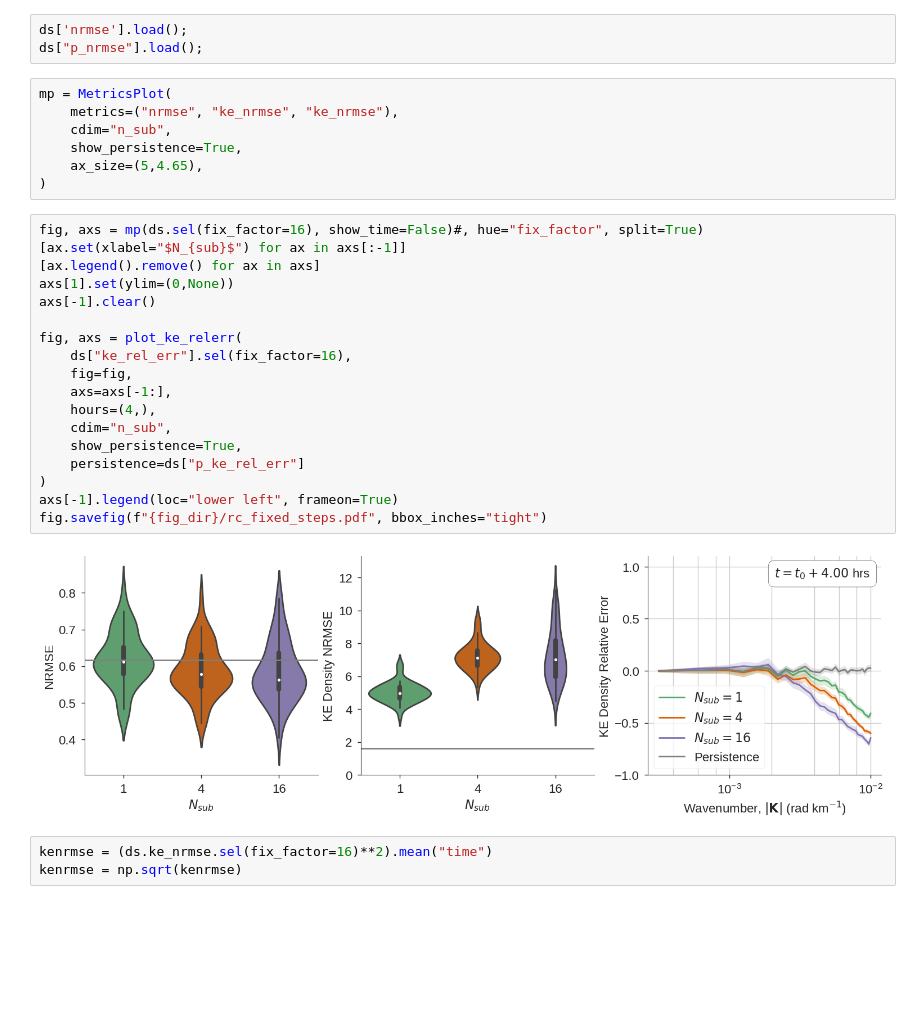
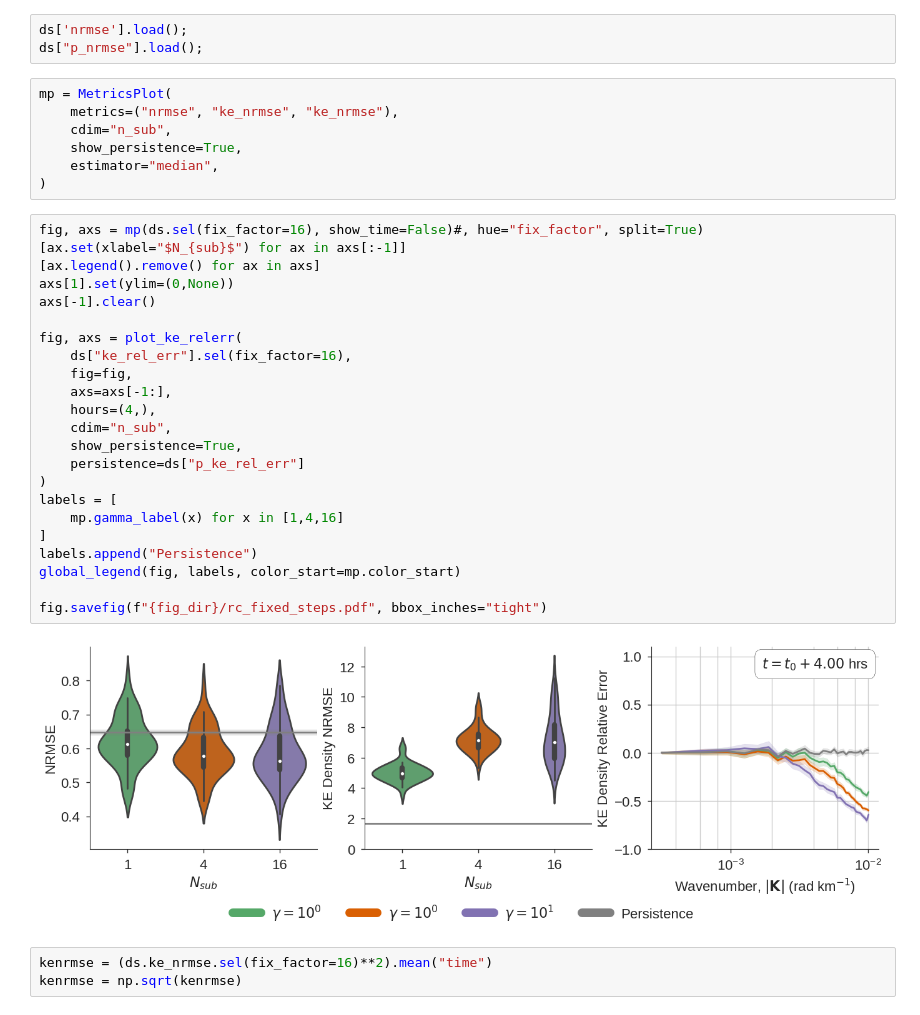
Before and after one commit to timothyas/rc-gfd, a Jupyter notebook: notebooks/plot_esn_fixed_steps.ipynb, the cells around one changed output. Saved outputs shown, nothing was run; the diff lists cells and outputs as text; blank space fills up the shorter version.

Commit message:
updated plots ... should be final details

```diff
--- a/notebooks/plot_esn_fixed_steps.ipynb
+++ b/notebooks/plot_esn_fixed_steps.ipynb
@@ -119,28 +119,33 @@ mp = MetricsPlot(
     metrics=("nrmse", "ke_nrmse", "ke_nrmse"),
     cdim="n_sub",
     show_persistence=True,
-    ax_size=(5,4.65),
+    estimator="median",
 )
 # %%
 fig, axs = mp(ds.sel(fix_factor=16), show_time=False)#, hue="fix_factor", split=True)
 [ax.set(xlabel="$N_{sub}$") for ax in axs[:-1]]
 [ax.legend().remove() for ax in axs]
 axs[1].set(ylim=(0,None))
 axs[-1].clear()
 
 fig, axs = plot_ke_relerr(
     ds["ke_rel_err"].sel(fix_factor=16),
     fig=fig,
     axs=axs[-1:],
     hours=(4,),
     cdim="n_sub",
     show_persistence=True,
     persistence=ds["p_ke_rel_err"]
 )
-axs[-1].legend(loc="lower left", frameon=True)
+labels = [
+    mp.gamma_label(x) for x in [1,4,16]
+]
+labels.append("Persistence")
+global_legend(fig, labels, color_start=mp.color_start)
+
 fig.savefig(f"{fig_dir}/rc_fixed_steps.pdf", bbox_inches="tight")
 # %% [output]
-[figure, old version]
+[figure, new version]
 # %%
 kenrmse = (ds.ke_nrmse.sel(fix_factor=16)**2).mean("time")
 kenrmse = np.sqrt(kenrmse)
```
Also changed, not shown: parts of 1 cell of this notebook, 14 other files.
